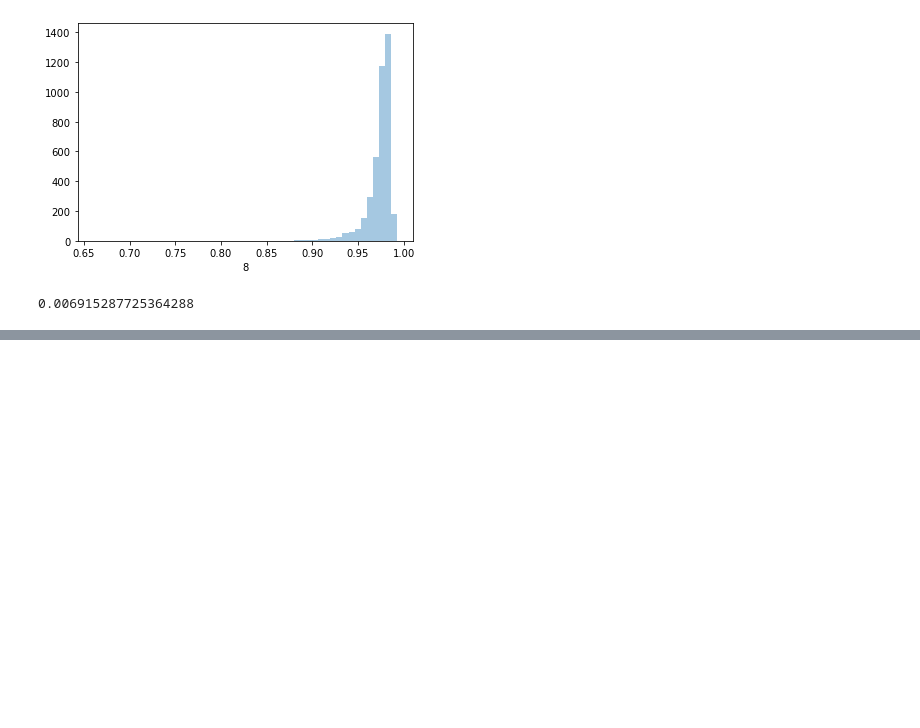
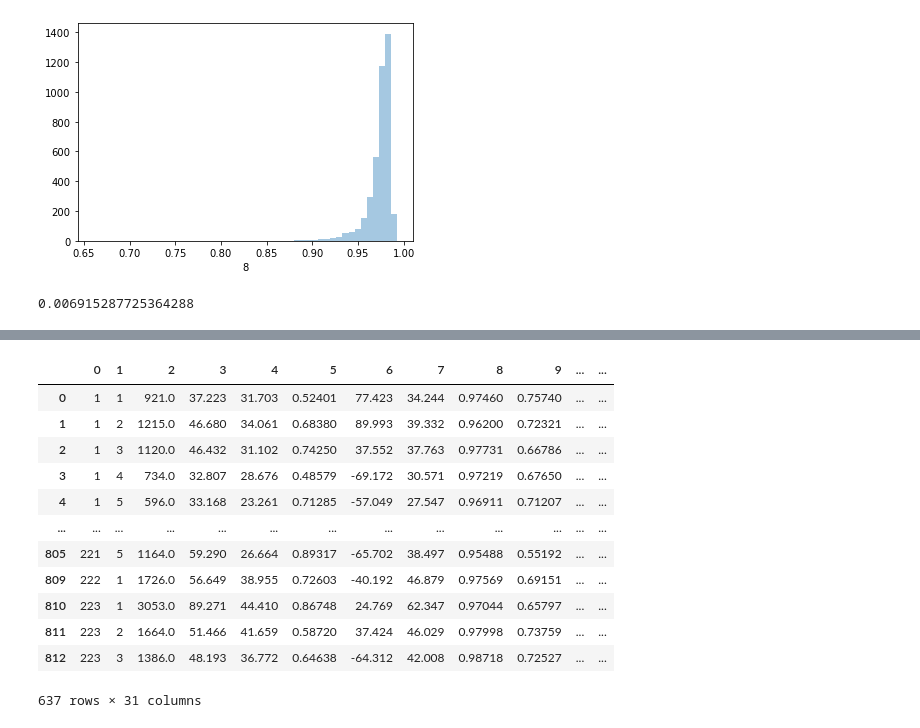
Before and after one commit to edunnwe1/Insight_project, a Jupyter notebook: notebooks/01-Exploratory_Data_Analysis.ipynb, the cells around one changed output, grey strips where cells are left out. Saved outputs shown, nothing was run; the diff lists cells and outputs as text; code cells hidden in the pictures; blank space fills up the shorter version.

```diff
--- a/notebooks/01-Exploratory_Data_Analysis.ipynb
+++ b/notebooks/01-Exploratory_Data_Analysis.ipynb
@@ -210 +81,3 @@ df_reduced = sipakmed_df[sipakmed_df[29]!='m']
+# %%
+sipakmed_df = pd.read_csv('../data/Sipakmed_existing_database.csv')
 # %%
@@ -292,0 +303,19 @@ np.sum(sipakmed_df[sipakmed_df[28]=='nuc'][8]<0.9)/4049
+# %%
+# carefully curated train and test sets so that slides don't overlap
+df_reduced = sipakmed_df[sipakmed_df[29]!='m']
+df = df_reduced[df_reduced[28]=='nuc']
+df[df[29]=='d'].groupby(0).head()
+# %% [output]
+|  | 0 | 1 | 2 | 3 | 4 | 5 | 6 | 7 | 8 | 9 | ... | ... |
+| 0 | 1 | 1 | 921.0 | 37.223 | 31.703 | 0.52401 | 77.423 | 34.244 | 0.97460 | 0.75740 | ... | ... |
+| 1 | 1 | 2 | 1215.0 | 46.680 | 34.061 | 0.68380 | 89.993 | 39.332 | 0.96200 | 0.72321 | ... | ... |
+| 2 | 1 | 3 | 1120.0 | 46.432 | 31.102 | 0.74250 | 37.552 | 37.763 | 0.97731 | 0.66786 | ... | ... |
+| 3 | 1 | 4 | 734.0 | 32.807 | 28.676 | 0.48579 | -69.172 | 30.571 | 0.97219 | 0.67650 | ... | ... |
+| 4 | 1 | 5 | 596.0 | 33.168 | 23.261 | 0.71285 | -57.049 | 27.547 | 0.96911 | 0.71207 | ... | ... |
+| ... | ... | ... | ... | ... | ... | ... | ... | ... | ... | ... | ... | ... |
+| 805 | 221 | 5 | 1164.0 | 59.290 | 26.664 | 0.89317 | -65.702 | 38.497 | 0.95488 | 0.55192 | ... | ... |
+| 809 | 222 | 1 | 1726.0 | 56.649 | 38.955 | 0.72603 | -40.192 | 46.879 | 0.97569 | 0.69151 | ... | ... |
+| 810 | 223 | 1 | 3053.0 | 89.271 | 44.410 | 0.86748 | 24.769 | 62.347 | 0.97044 | 0.65797 | ... | ... |
+| 811 | 223 | 2 | 1664.0 | 51.466 | 41.659 | 0.58720 | 37.424 | 46.029 | 0.97998 | 0.73759 | ... | ... |
+| 812 | 223 | 3 | 1386.0 | 48.193 | 36.772 | 0.64638 | -64.312 | 42.008 | 0.98718 | 0.72527 | ... | ... |
+637 rows × 31 columns
```
Also changed, not shown: parts of 40 cells of this notebook, 6 other files.
